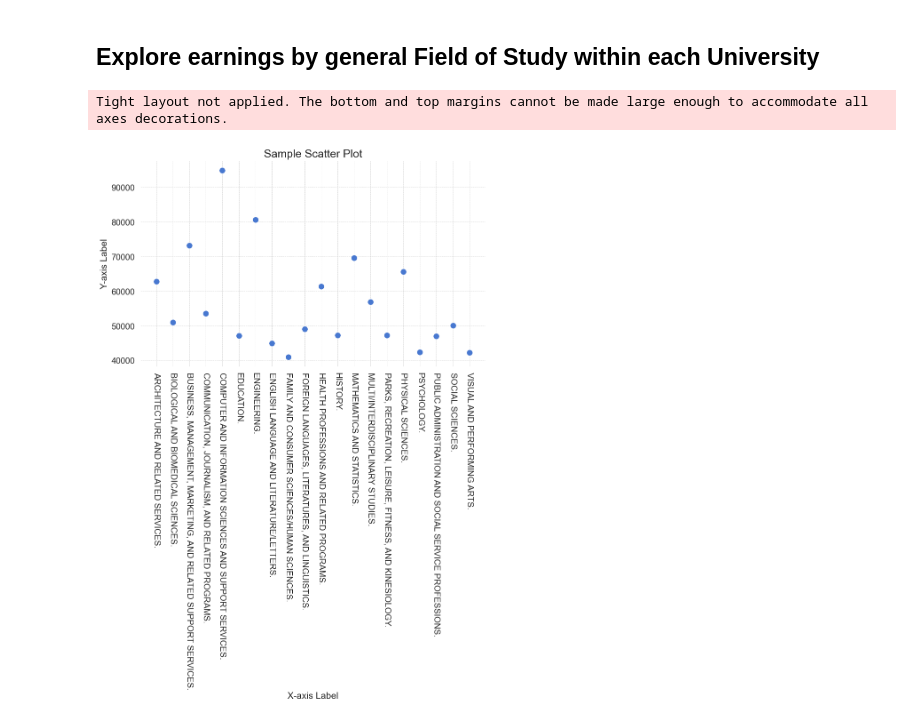
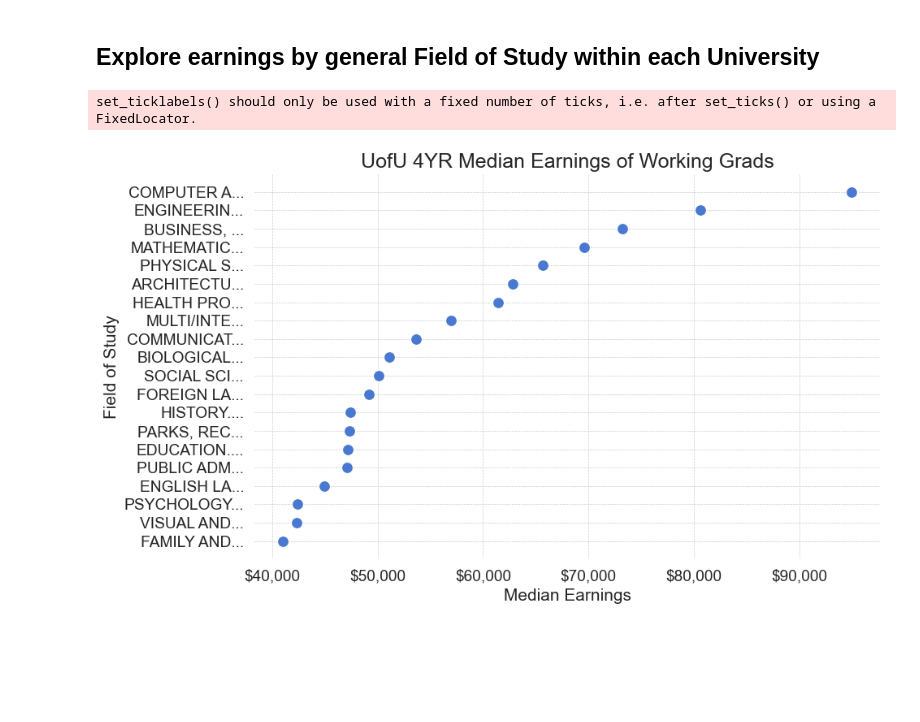
Before and after one commit to sven-soderborg/College_Outcomes, a Jupyter notebook: college_scorecard.ipynb, the cells around one changed output. Saved outputs shown, nothing was run; the diff lists cells and outputs as text; code cells hidden in the pictures; blank space fills up the shorter version.

```diff
--- a/college_scorecard.ipynb
+++ b/college_scorecard.ipynb
@@ -284,33 +284,50 @@ univ_field_4yr.columns = ['_'.join(col).strip() for col in univ_field_4yr.column
 with pd.ExcelWriter("Data/earnings_tables.xlsx", mode='a', engine='openpyxl', if_sheet_exists='replace') as writer:
     univ_field_4yr.to_excel(writer, sheet_name='univ_field_4yr', index=False)
 # %%
+import matplotlib.ticker as mtick
+
 # Scatter plot of UofU majors with 4yr earnings
 uofu_data = univ_field_4yr[univ_field_4yr['INSTNM_'] == 'University of Utah']
+uofu_data = uofu_data.sort_values(by='EARN_MDN_4YR_median', ascending=False)
 
 # 1. Styling
 sns.set_style("whitegrid")
 sns.set_context("notebook", font_scale=1.25)
 
 # 2. Palette
 palette = sns.color_palette("muted")
 
 # 3. Size and Aspect Ratio
 plt.figure(figsize=(10, 6))
 
 # Creating scatter plot
-sns.scatterplot(data=uofu_data, x="CIPDEF_", y='EARN_MDN_4YR_median', color=palette[0], edgecolor='w', s=100)
+scatterplot = sns.scatterplot(data=uofu_data, y="CIPDEF_", x='EARN_MDN_4YR_median', color=palette[0], edgecolor='w', s=100)
+
+# Limiting y-axis tick label length to 20 characters
+y_ticklabels = [f"{label.get_text()[:10]}..." for label in scatterplot.get_yticklabels()]
+scatterplot.set_yticklabels(y_ticklabels)
+
+# Formatting x-axis tick labels with comma thousands separator and dollar sign
+fmt = '${x:,.0f}'
+tick = mtick.StrMethodFormatter(fmt)
+scatterplot.xaxis.set_major_formatter(tick)
 
 # 4. Plot Customizations
-plt.title('Sample Scatter Plot', fontsize=18)
-plt.xlabel('X-axis Label', fontsize=15)
-plt.ylabel('Y-axis Label', fontsize=15)
+plt.title('UofU 4YR Median Earnings of Working Grads', fontsize=18)
+plt.xlabel('Median Earnings', fontsize=15)
+plt.ylabel('Field of Study', fontsize=15)
 plt.grid(True, which='both', linestyle='--', linewidth=0.5)
+
+
 
 # 5. Despine
 sns.despine(left=True, bottom=True)
-plt.xticks(rotation=-90)
+# plt.xticks(rotation=-80)
 plt.tight_layout()
 plt.show()
+
+# TODO: Make bar chart with fields on the Y
+# Add enrollment
 # %% [output]
-Tight layout not applied. The bottom and top margins cannot be made large enough to accommodate all axes decorations.
+set_ticklabels() should only be used with a fixed number of ticks, i.e. after set_ticks() or using a FixedLocator.
-[figure, old version]
+[figure, new version]
```
Also changed, not shown: parts of 2 cells of this notebook, 1 other file.
